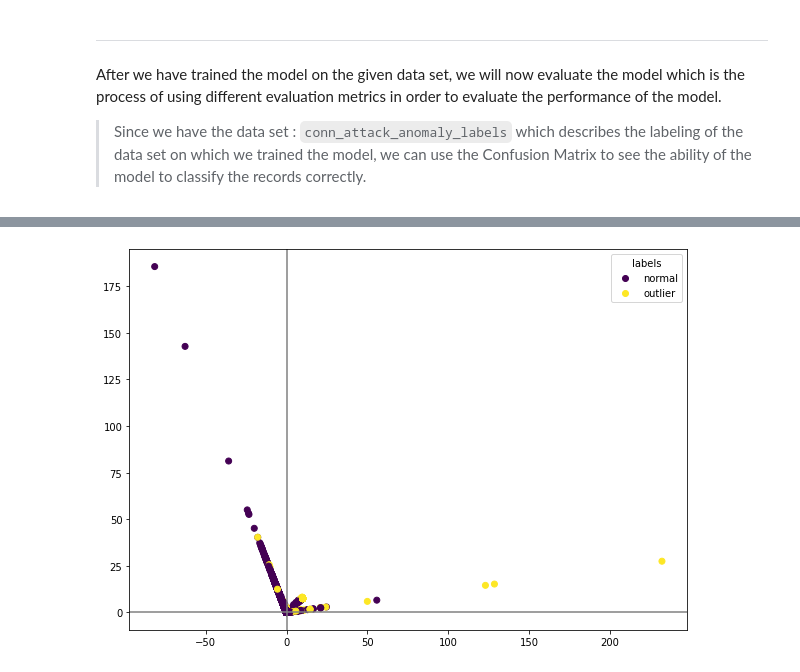
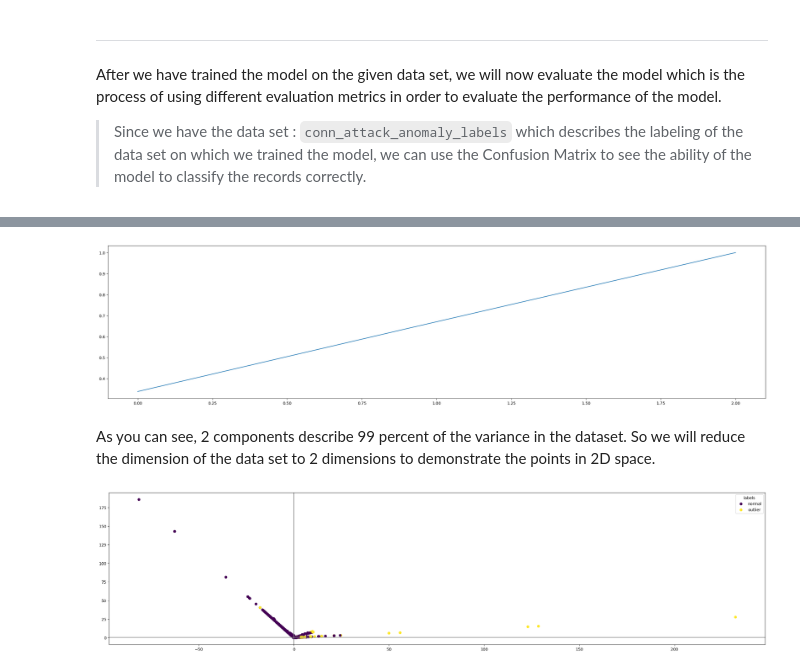
Before and after one commit to d0lev/AnomalyDetection, a Jupyter notebook: AnomalyDetection.ipynb, the cells around one changed output, grey strips where cells are left out. Drawn from its saved outputs; the diff is of its cells as text; code cells hidden in the pictures.

```diff
--- a/AnomalyDetection.ipynb
+++ b/AnomalyDetection.ipynb
@@ -11,8 +6,8 @@ import matplotlib.pyplot as plt
 # %% [markdown]
 Import the data set that represented by a CSV file, and defining the columns that describe the attributes of each record in the data set.
 # %%
-data_path = "/content/drive/MyDrive/AnomalyDetection/conn_attack.csv"
-dataset = pd.read_csv(data_path , names = ["Record_id","Duration","Src_bytes","Dst_bytes"] , header = None)
+data_file = "conn_attack.csv"
+dataset = pd.read_csv(data_file , names = ["Record_id","Duration","Src_bytes","Dst_bytes"] , header = None)
 # %% [markdown]
 Before we perform the EDA step, we need to perform pre-processing on the data set to see if there are data that could mislead the model or that do not represent the sample space.
 
@@ -149,8 +171,8 @@ After we have trained the model on the given data set, we will now evaluate the
 
 > Since we have the data set : `conn_attack_anomaly_labels` which describes the labeling of the data set on which we trained the model, we can use the Confusion Matrix to see the ability of the model to classify the records correctly.
 # %%
-labeled_dataset_path = "/content/drive/MyDrive/AnomalyDetection/conn_attack_anomaly_labels.csv"
-summary = pd.read_csv(labeled_dataset_path , names = ['record','label'] , header = None)
+labeled_dataset = "conn_attack_anomaly_labels.csv"
+summary = pd.read_csv(labeled_dataset , names = ['record','label'] , header = None)
 
 # insert the model predictions that correspond to the record id
 summary.insert(1 , "prediction" , predictions)
@@ -190,28 +228,39 @@ from sklearn.preprocessing import StandardScaler
 scalar = StandardScaler()
 scalar.fit(dataset.iloc[:,1:])
 scaled_dataset = scalar.transform(dataset.iloc[:,1:])
+# %%
+plt.rcParams["figure.figsize"] = (30,7)
+pca_test = PCA(n_components = 3)
+pca_test.fit(scaled_dataset)
+plt.plot(np.cumsum(pca_test.explained_variance_ratio_))
+plt.show()
+# %% [output]
+[figure, added]
+# %% [markdown]
+As you can see, 2 components describe 99 percent of the variance in the dataset.
+So we will reduce the dimension of the data set to 2 dimensions to demonstrate the points in 2D space.
 # %%
 pca = PCA(n_components = 2)
 pca.fit(scaled_dataset)
 x_pca = pca.transform(scaled_dataset)
 # %%
-plt.figure(figsize=(10,7))
+plt.figure(figsize=(30,7))
 Y = np.array(summary['prediction'].to_list())
 
 scatter = plt.scatter(x_pca[:,0], x_pca[:,1], c = Y)
 
 # Creating Legends
 labels = np.unique(Y)
 handles = [plt.Line2D([],[],marker="o", ls="", color=scatter.cmap(scatter.norm(yi))) for yi in labels]
 
 
 plt.legend(handles, ['normal','outlier'], title = 'labels')
 # end of defining legends
 
 plt.axhline(0, color='gray')
 plt.axvline(0, color='gray')
 plt.show()
 # %% [output]
-[figure, old version]
+[figure, new version]
 # %%
 summary.to_csv("/content/drive/MyDrive/AnomalyDetection/results.csv")
```
Also changed, not shown: parts of 17 cells of this notebook, 1 other file.
